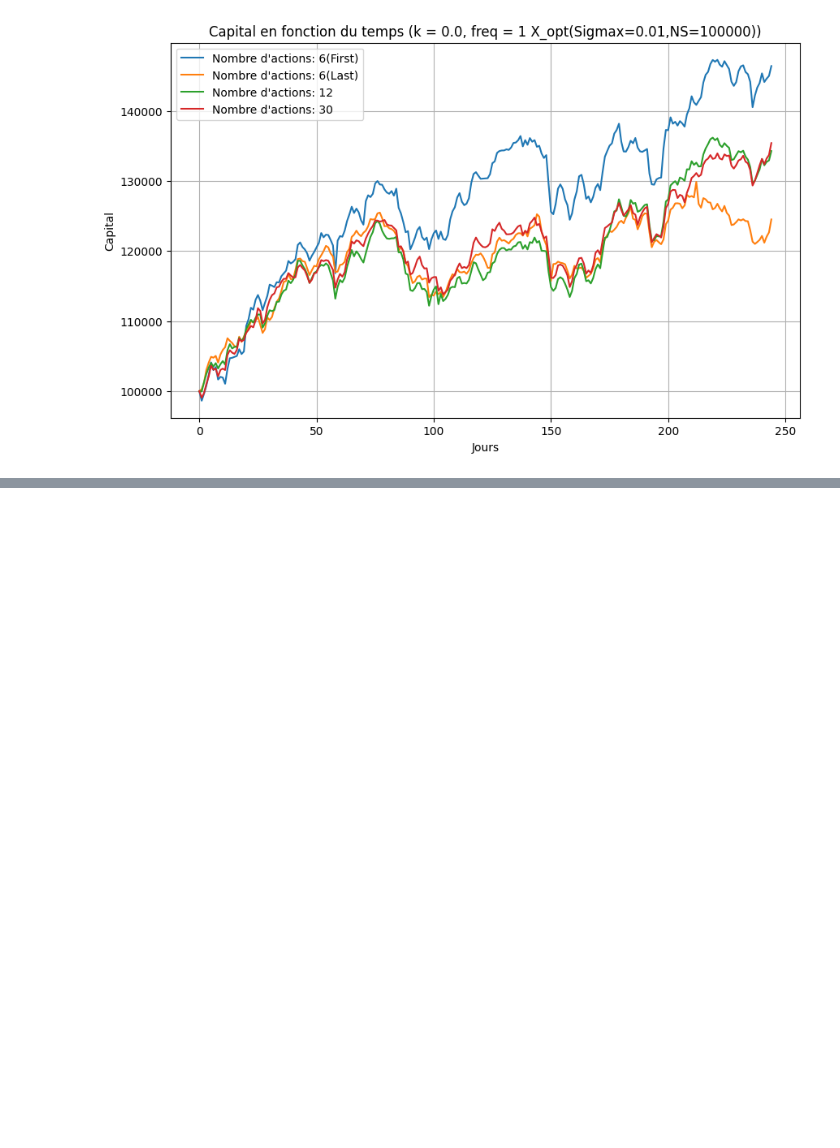
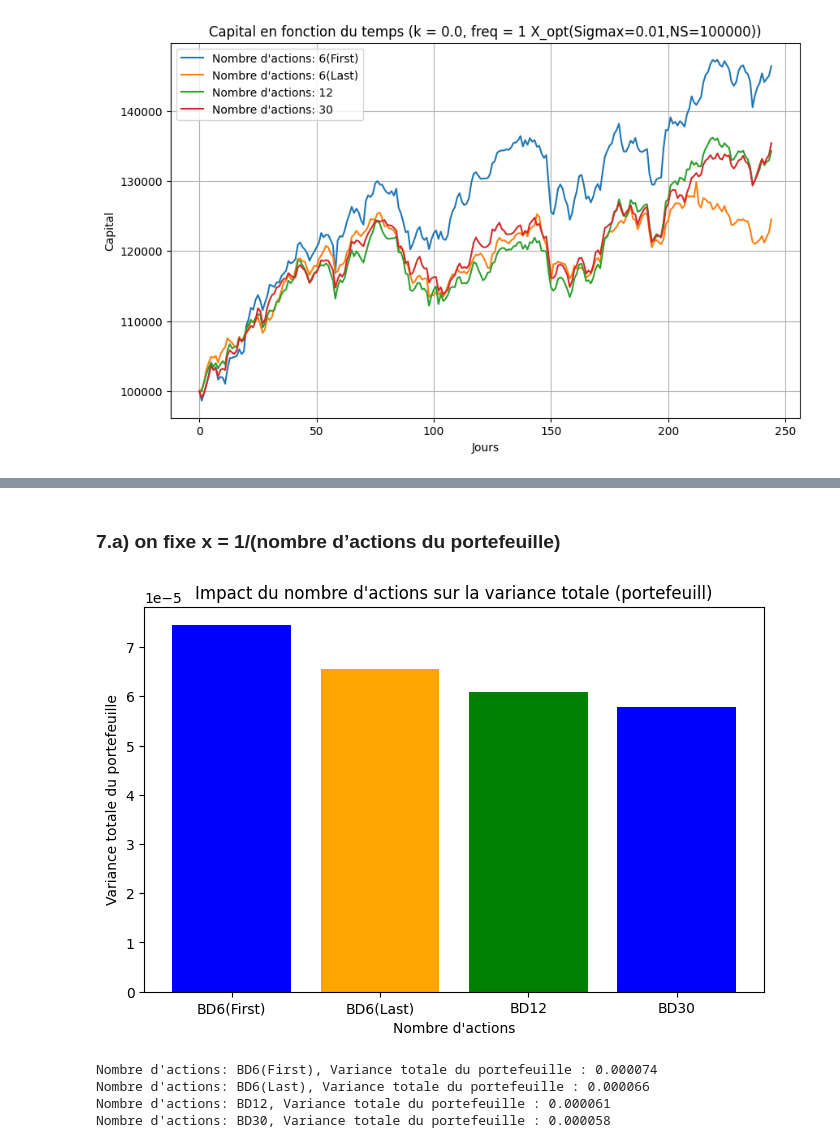
Before and after one commit to yangjoanne216/FinanceMarche, a Jupyter notebook: Main_ChangeNumberActions.ipynb, the cells around one changed output, grey strips where cells are left out. Saved outputs shown, nothing was run; the diff lists cells and outputs as text; code cells hidden in the pictures; blank space fills up the shorter version.

```diff
--- a/Main_ChangeNumberActions.ipynb
+++ b/Main_ChangeNumberActions.ipynb
@@ -360,0 +361,36 @@ plt.show()
+# %% [markdown]
+### 7.a) on fixe x = 1/(nombre d’actions du portefeuille)
+# %%
+import numpy as np
+import pandas as pd
+import matplotlib.pyplot as plt
+
+# Calcul de la variance totale du portefeuille pour différentes quantités d'actions
+portfolio_risk = {}
+
+for BD_name, BD in BD_dict.items():
+    ER, SIGMA = compute_statistics(BD)  # Obtenir le rendement moyen et la matrice de covariance
+
+    N = len(BD)
+    w_equal = np.ones(N) / N
+
+    portfolio_variance = w_equal.T @ SIGMA @ w_equal
+    portfolio_risk[BD_name] = portfolio_variance
+
+# Tracer le graphique
+plt.figure(figsize=(8, 5))
+plt.bar(portfolio_risk.keys(), portfolio_risk.values(), color=['blue', 'orange', 'green'])
+plt.xlabel("Nombre d'actions")
+plt.ylabel("Variance totale du portefeuille")
+plt.title("Impact du nombre d'actions sur la variance totale (portefeuill)")
+plt.show()
+
+# Afficher les résultats
+for key, value in portfolio_risk.items():
+    print(f"Nombre d'actions: {key}, Variance totale du portefeuille : {value:.6f}")
+# %% [output]
+[figure, added]
+Nombre d'actions: BD6(First), Variance totale du portefeuille : 0.000074
+Nombre d'actions: BD6(Last), Variance totale du portefeuille : 0.000066
+Nombre d'actions: BD12, Variance totale du portefeuille : 0.000061
+Nombre d'actions: BD30, Variance totale du portefeuille : 0.000058
```
Also changed, not shown: parts of 5 cells of this notebook.
